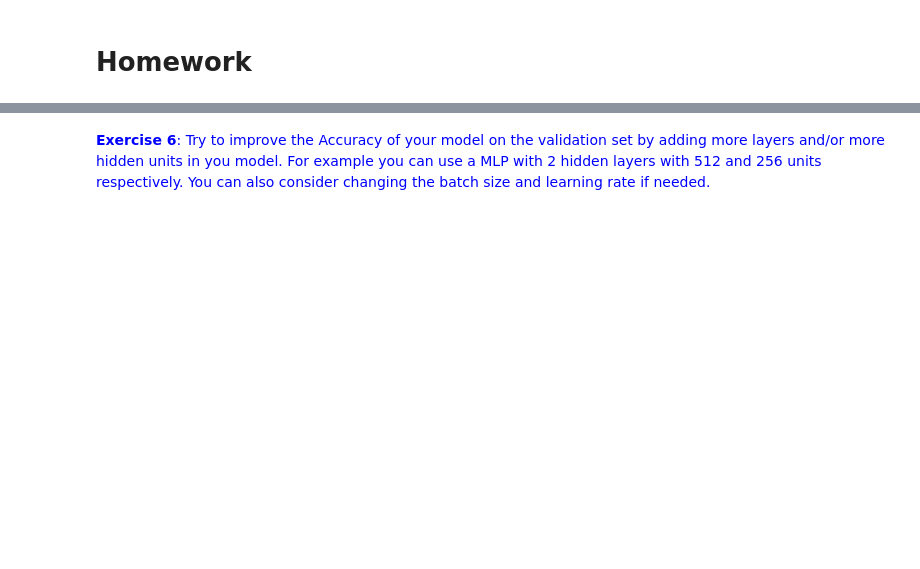
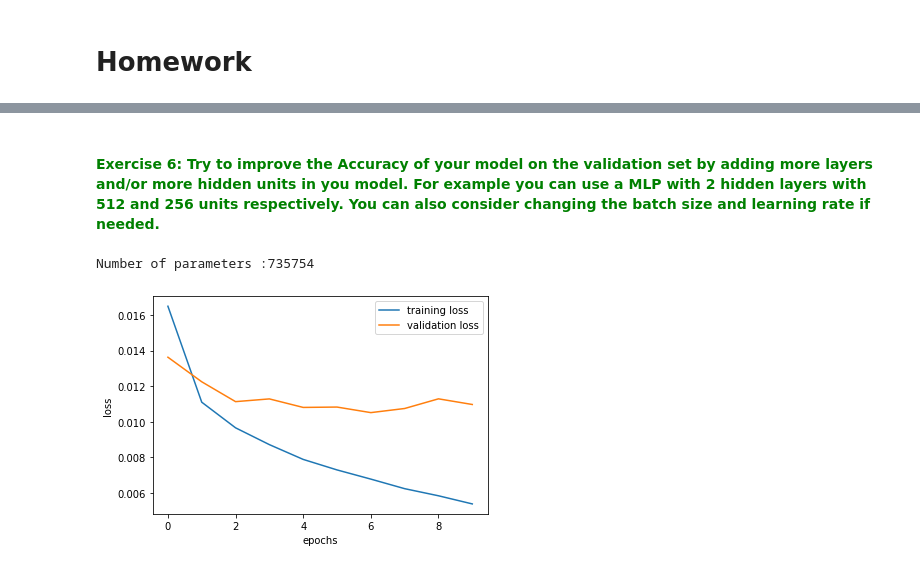
Before and after one commit to Neilus03/DEEP-LEARNING-2023, a Jupyter notebook: P4_MLP_for_Images_Neil.ipynb, the cells around one changed output, grey strips where cells are left out. Saved outputs shown, nothing was run; the diff lists cells and outputs as text; code cells hidden in the pictures; blank space fills up the shorter version.

```diff
--- a/P4_MLP_for_Images_Neil.ipynb
+++ b/P4_MLP_for_Images_Neil.ipynb
@@ -321,2 +378,2 @@ _ = validate(criterion, model, val_loader)
 # %% [markdown]
-<font color="blue">**Exercise 6**: Try to improve the Accuracy of your model on the validation set by adding more layers and/or more hidden units in you model. For example you can use a MLP with 2 hidden layers with 512 and 256 units respectively. You can also consider changing the batch size and learning rate if needed.</font>
+#### <font color="green">**Exercise 6**: Try to improve the Accuracy of your model on the validation set by adding more layers and/or more hidden units in you model. For example you can use a MLP with 2 hidden layers with 512 and 256 units respectively. You can also consider changing the batch size and learning rate if needed.</font>
@@ -325,3 +407,51 @@ _ = validate(criterion, model, val_loader)
+# %%
+learning_rate = 1e-3
+lambda_l2 = 1e-5
+torch.manual_seed(0) # seed for reproductibility
+
+input_size  = 28*28   # images are 28x28 pixels = 784
+output_size = 10      # there are 10 classes that we want to classify our images in
+
+model = FCModel(input_size, 512, 256, 512, output_size)
+
+
+print(f"Number of parameters :{get_n_params(model)}")
+
+# move model to gpu if available
+model.to(device)
+
+# nn package also has different loss functions.
+# we use cross entropy loss for our classification task
+criterion = torch.nn.CrossEntropyLoss() # https://pytorch.org/docs/stable/generated/torch.nn.CrossEntropyLoss.html#torch.nn.CrossEntropyLoss
+
+# we use the optim package to apply
+# stochastic gradient descent for our parameter updates
+optimizer = torch.optim.SGD(model.parameters(), lr=learning_rate, momentum=0.9, weight_decay=lambda_l2) # built-in L2
+
+# WARNING! What are we doing here?
+initialize_parameters(model)
+# %% [output]
+Number of parameters :735754
+# %%
+losses = {"train": [], "val": []}
+for epoch in range(10):
+
+    train_loss = train(epoch, criterion, model, optimizer, train_loader)
+    val_loss = validate(criterion, model, val_loader)
+    losses["train"].append(train_loss)
+    losses["val"].append(val_loss)
+
+    display.clear_output(wait=True)
+
+    plt.plot(losses["train"], label="training loss")
+    plt.plot(losses["val"], label="validation loss")
+    plt.xlabel('epochs')
+    plt.ylabel('loss')
+    plt.legend()
+    plt.pause(0.000001)
+    plt.show()
+# %% [output]
+[figure, added]
 # %%
 # evaluate the trained model on the validation set
 _ = validate(criterion, model, val_loader)
```
Also changed, not shown: parts of 28 cells of this notebook.
